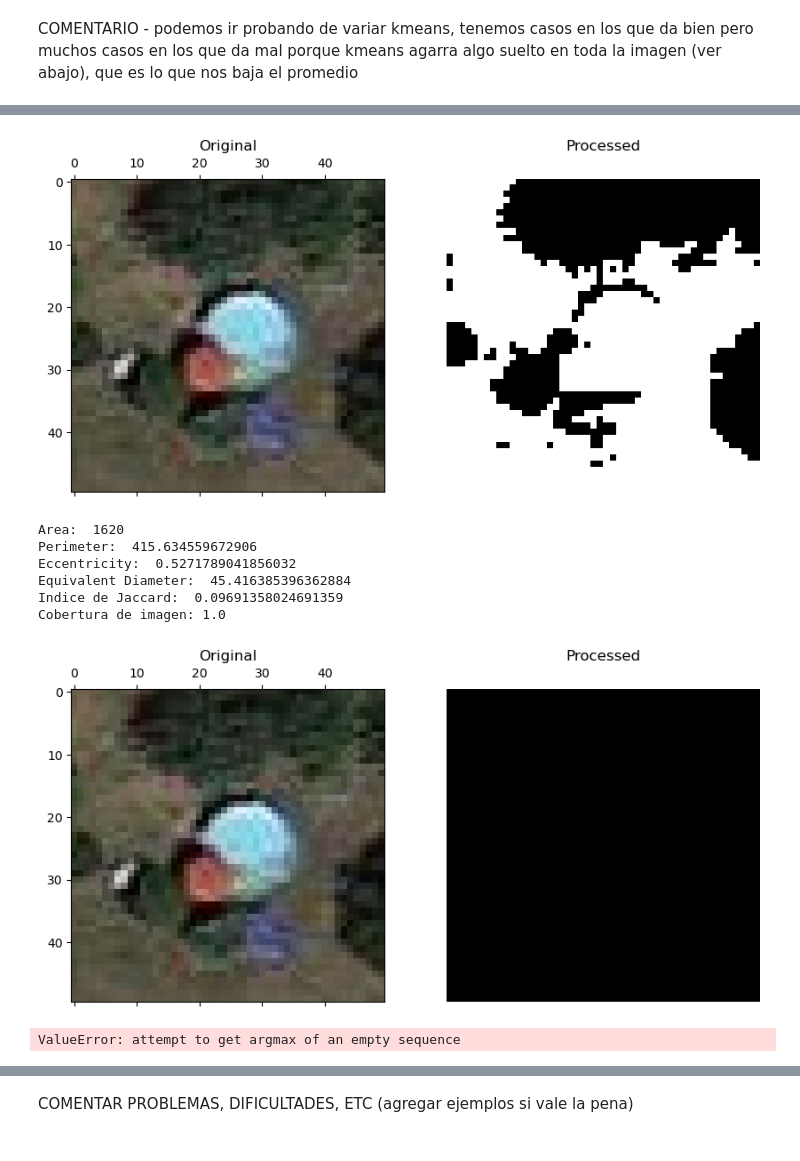
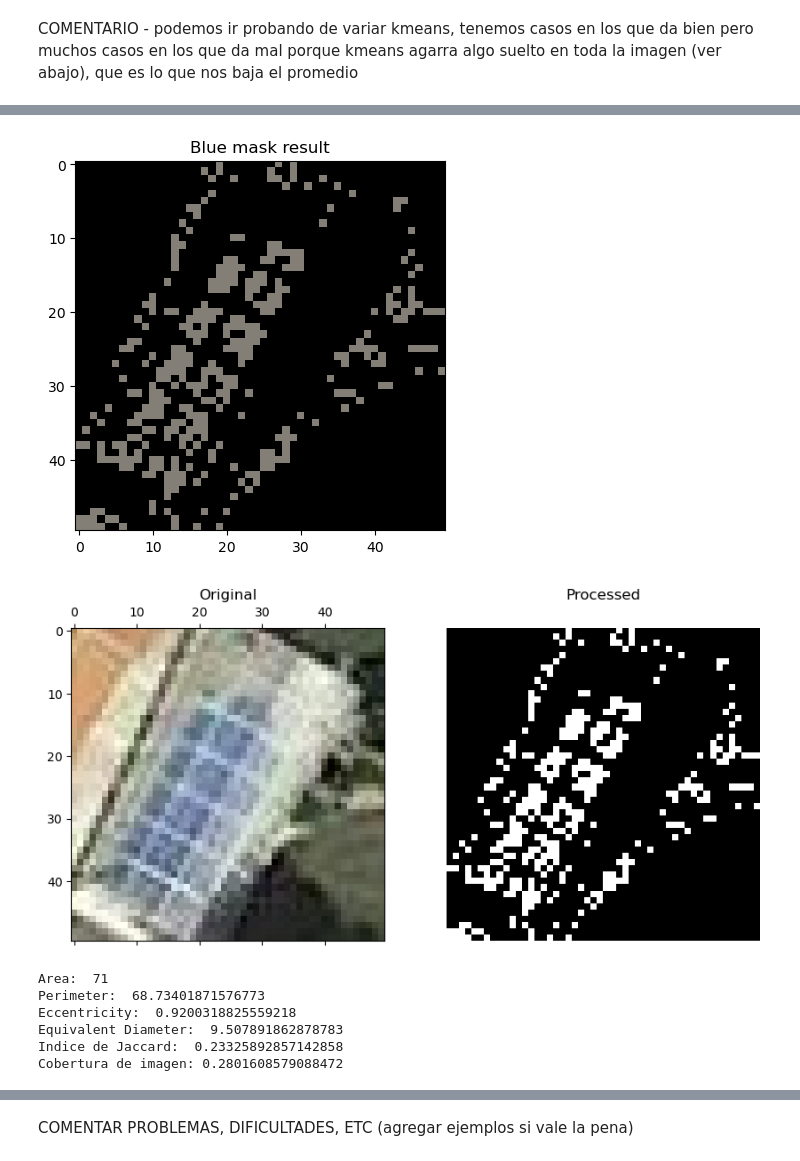
Before and after one commit to AlexisBaladon/Pool-Analyzer, a Jupyter notebook: notebooks/SEG.ipynb, the cells around one changed output, grey strips where cells are left out. Saved outputs shown, nothing was run; the diff lists cells and outputs as text; code cells hidden in the pictures.

```diff
--- a/notebooks/SEG.ipynb
+++ b/notebooks/SEG.ipynb
@@ -560,0 +670,12 @@ COMENTARIO - podemos ir probando de variar kmeans, tenemos casos en los que da b
+# %%
+pipe_keep_most_blue = pipeline()
+pipe_keep_most_blue.add_operation(partial(kmeans_segmentation2, k=7))
+pipe_keep_most_blue.add_operation(keep_most_blue_component)
+#pipe_keep_most_blue.add_operation(otsu_threshold)
+pipe_keep_most_blue.add_operation(to_grayscale)
+#pipe_keep_most_blue.add_operation(morfology_cleaning)
+binary = pipe_keep_most_blue.apply(image_rgb, False)
+display_image_mask(image_rgb, binary)
+#print_metrics(binary)
+print('Indice de Jaccard: ', jaccard_index(mask, binary))
+print('Cobertura de imagen:', image_matching(binary, mask))
@@ -615,37 +775,24 @@ Cobertura de imagen: 0.8906882591093117
 # %%
-imag = cv2.imread(os.path.join(TRAIN_DIR, 'pools', 'img7.jpg'))
+imag = cv2.imread(os.path.join(TRAIN_DIR, 'pools', 'img15.jpg'))
 image_rgb = cv2.cvtColor(imag, cv2.COLOR_BGR2RGB)
 gray = cv2.cvtColor(imag, cv2.COLOR_BGR2GRAY)
 
-mask = obtain_measured_mask('img7.jpg', results_path, gray.shape)
+mask = obtain_measured_mask('img15.jpg', results_path, gray.shape)
 
-binary = pipe1.apply(imag, False)
+binary = pipe_keep_most_blue.apply(image_rgb, False)
 display_image_mask(image_rgb, binary)
 print_metrics(binary)
 print('Indice de Jaccard: ', jaccard_index(mask, binary))
 print('Cobertura de imagen:', image_matching(binary, mask))
-
-binary = pipe2.apply(imag, False)
-display_image_mask(image_rgb, binary)
-print_metrics(binary)
-print('Indice de Jaccard: ', jaccard_index(mask, binary))
-print('Cobertura de imagen:', image_matching(binary, mask))
-
-binary = pipe3.apply(imag, False)
-display_image_mask(image_rgb, binary)
-print_metrics(binary)
-print('Indice de Jaccard: ', jaccard_index(mask, binary))
-print('Cobertura de imagen:', image_matching(binary, mask))
 # %% [output]
-[figure, old version]
+[figure, new version]
+[figure, new version]
-Area:  1620
-Perimeter:  415.634559672906
-Eccentricity:  0.5271789041856032
-Equivalent Diameter:  45.416385396362884
-Indice de Jaccard:  0.09691358024691359
-Cobertura de imagen: 1.0
+Area:  71
+Perimeter:  68.73401871576773
+Eccentricity:  0.9200318825559218
+Equivalent Diameter:  9.507891862878783
+Indice de Jaccard:  0.23325892857142858
+Cobertura de imagen: 0.2801608579088472
-[figure, old version]
-ValueError: attempt to get argmax of an empty sequence
 # %% [markdown]
 EXPERIMENTOS EXTRA/
 
```
Also changed, not shown: parts of 12 cells of this notebook.
